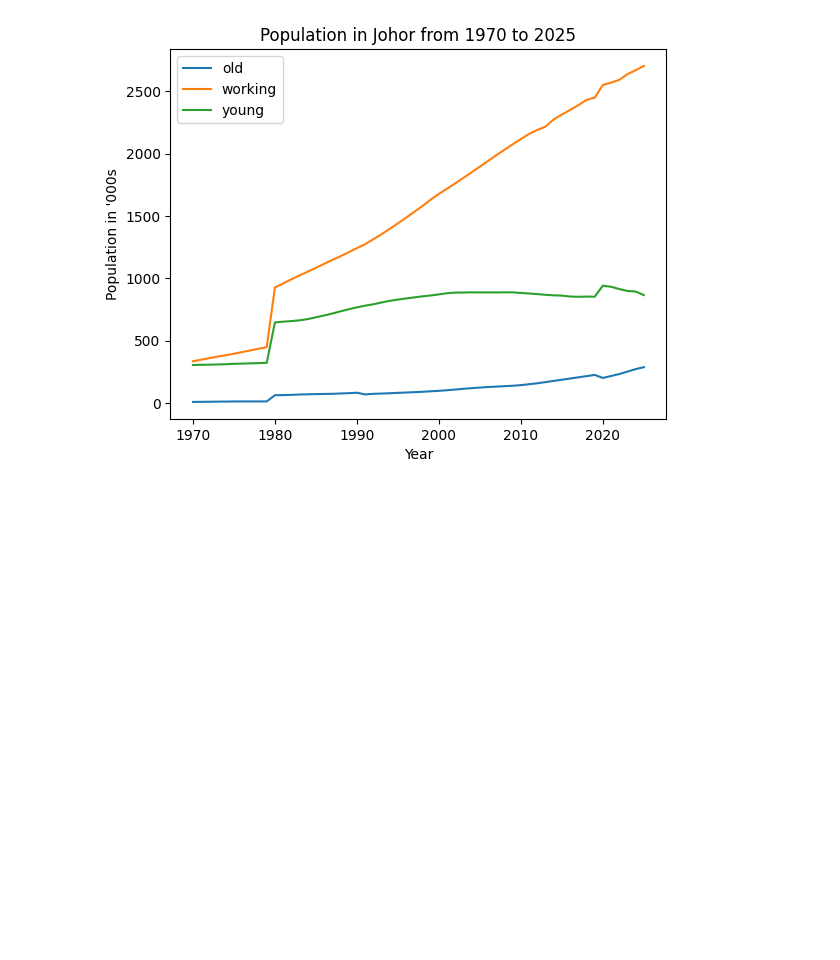
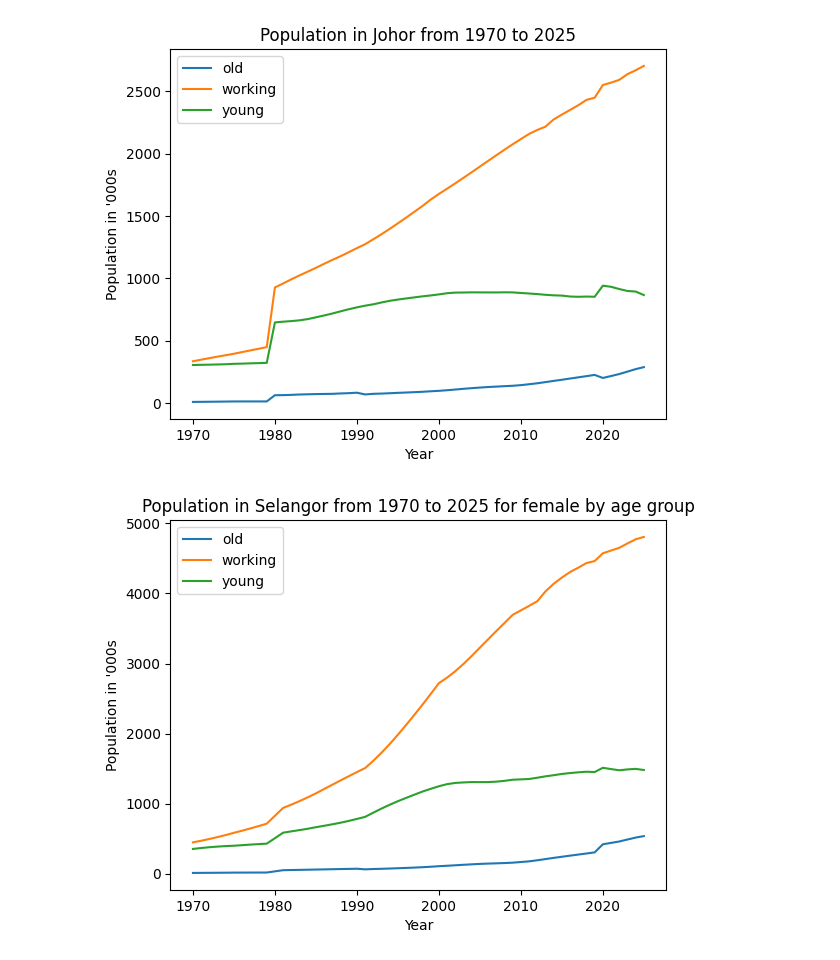
Before and after one commit to JSik01/population_malaysia_data_analysis, a Jupyter notebook: population_by_age_group.ipynb, the cells around one changed output. Drawn from its saved outputs; the diff is of its cells as text; code cells hidden in the pictures; blank space fills up the shorter version.

Commit message:
Line plot for a state by age group (young, working, old) and gender

```diff
--- a/population_by_age_group.ipynb
+++ b/population_by_age_group.ipynb
@@ -129,3 +129,91 @@ ax.legend()
 # %% [output]
 <matplotlib.legend.Legend at 0x...>
 [figure]
+# %%
+BOUNDARY_CHANGES = {
+    "Selangor": [1980, 2010],
+    "Sabah": [1991]
+}
+
+AGE_MAP = {
+    "0-4": "young",
+    "5-9": "young",
+    "10-14": "young",
+    "15-19": "working",
+    "20-24": "working",
+    "25-29": "working",
+    "30-34": "working",
+    "35-39": "working",
+    "40-44": "working",
+    "45-49": "working",
+    "50-54": "working",
+    "55-59": "working",
+    "60-64": "working",
+    "65-69": "old",
+    "70-74": "old",
+    "75-79": "old",
+    "80+": "old"
+}
+
+def remove_boundary_years(df, state):
+    years_to_drop = BOUNDARY_CHANGES.get(state, [])
+    return df[~df["year"].isin(years_to_drop)]
+
+def filter_population_state_year(state, gender = None, start_year = None):
+    state = state.strip().title()
+
+    df = population_data[(population_data["state"] == state) & (population_data['age'] != 'overall')].copy()
+
+    df["year"] = pd.to_datetime(df["date"]).dt.year
+    df["age_group"] = df["age"].map(AGE_MAP)
+
+
+    df = df.groupby(["state", "year", "sex", "age_group"]).sum().reset_index()
+    df = df.drop(["date", "age", "ethnicity"], axis = 1).copy()
+
+    if gender is not None:
+        df = df[df["sex"] == gender]
+    else:
+        df = df[df["sex"] == "both"]
+
+    if start_year is not None:
+        df = df[df["year"] >= start_year]
+
+    return df.copy()
+
+def plot_overall_population(state, gender = None, start_year = None):
+    df = filter_population_state_year(state, gender, start_year)
+    df = remove_boundary_years(df, state)
+    fig, ax = plt.subplots()
+
+    first_year = df["year"].min()
+
+    if gender is None:
+        for age_group in df['age_group'].unique():
+            age_group_data = df[(df['age_group'] == age_group)
+                                        & (df['sex'] == 'both')].copy()
+            ax.plot("year", "population", data = age_group_data, label = age_group)
+
+        ax.set(
+            xlabel="Year",
+            ylabel="Population in '000s",
+            title=f"Population in {state} from {first_year} to 2025 by age group"
+        )
+
+        ax.legend()
+    else:
+        for age_group in df['age_group'].unique():
+            age_group_data = df[(df['age_group'] == age_group)].copy()
+            ax.plot("year", "population", data = age_group_data, label = age_group)
+
+        ax.set(
+            xlabel="Year",
+            ylabel="Population in '000s",
+            title=f"Population in {state} from {first_year} to 2025 for {gender} by age group"
+        )
+
+        ax.legend()
+
+plot_overall_population("Selangor", gender="female")
+# %% [output]
+[figure, added]
```
